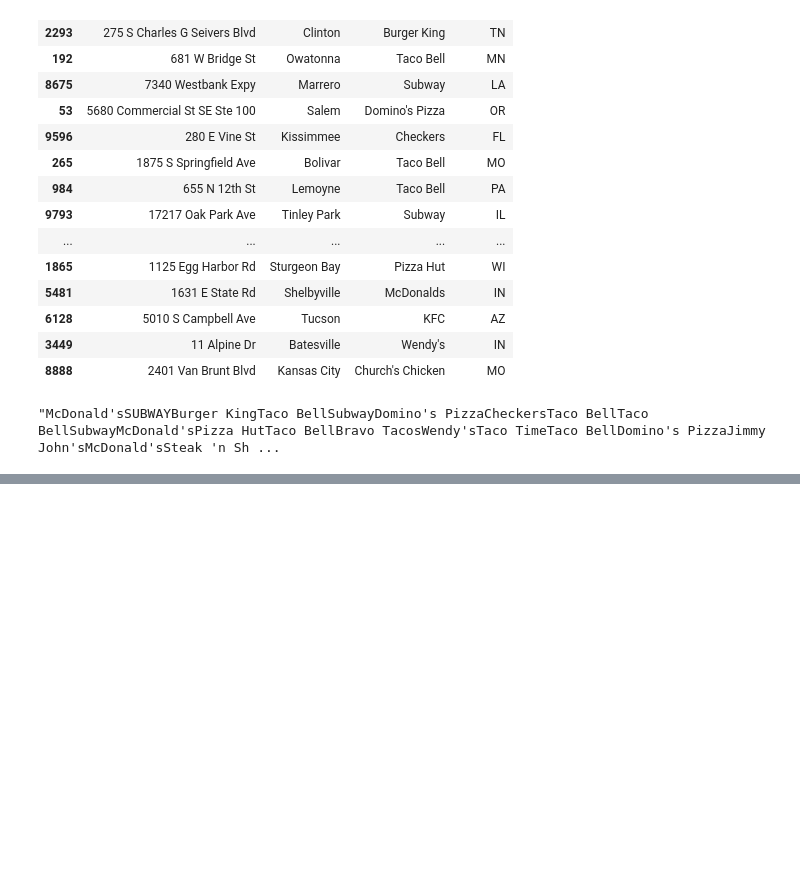
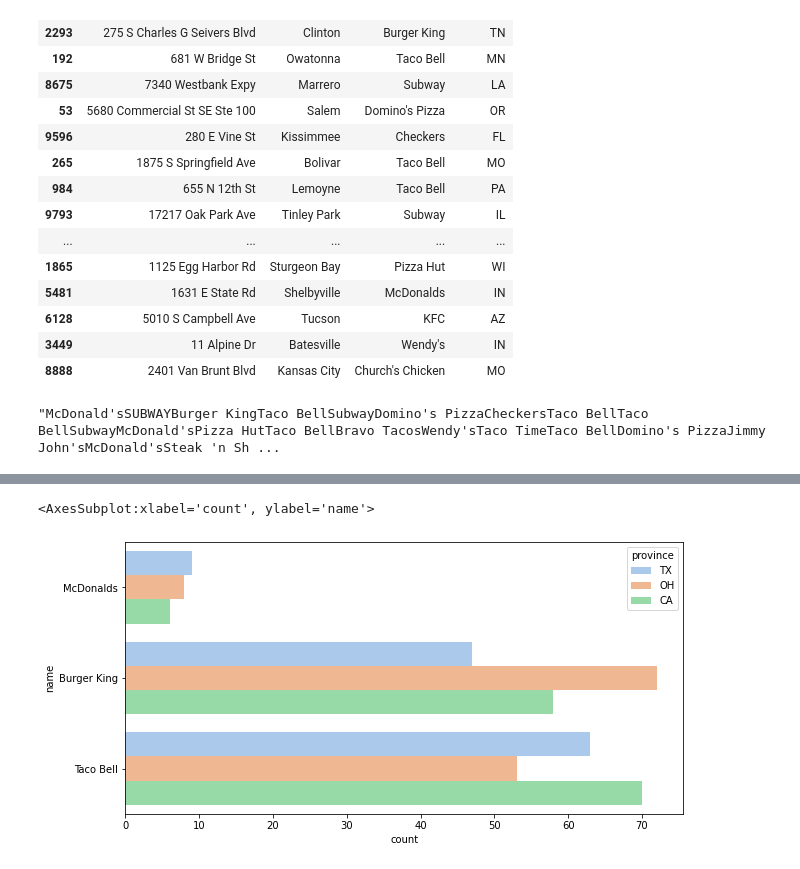
Before and after one commit to Denise1991/US_Fast_Food, a Jupyter notebook: fast food in the US.ipynb, the cells around one changed output, grey strips where cells are left out. Saved outputs shown, nothing was run; the diff lists cells and outputs as text; code cells hidden in the pictures; blank space fills up the shorter version.

```diff
--- a/fast food in the US.ipynb
+++ b/fast food in the US.ipynb
@@ -589,0 +738,3 @@ df_plot['name'].sum()
+# %%
+top_rest_states = top_states[(top_states["name"]=="Burger King") | (top_states["name"]=="McDonalds") | (top_states["name"]=="Taco Bell")]
+#filtering the states to have the 3 top restaurants
@@ -589,0 +757,8 @@ df_plot['name'].sum()
+# %%
+plt.rcParams["figure.figsize"]=(10,5)
+sns.countplot(y="name", hue="province",
+            palette="pastel",
+            data=top_rest_states)
+# %% [output]
+<AxesSubplot:xlabel='count', ylabel='name'>
+[figure, added]
```
Also changed, not shown: parts of 59 cells of this notebook.
